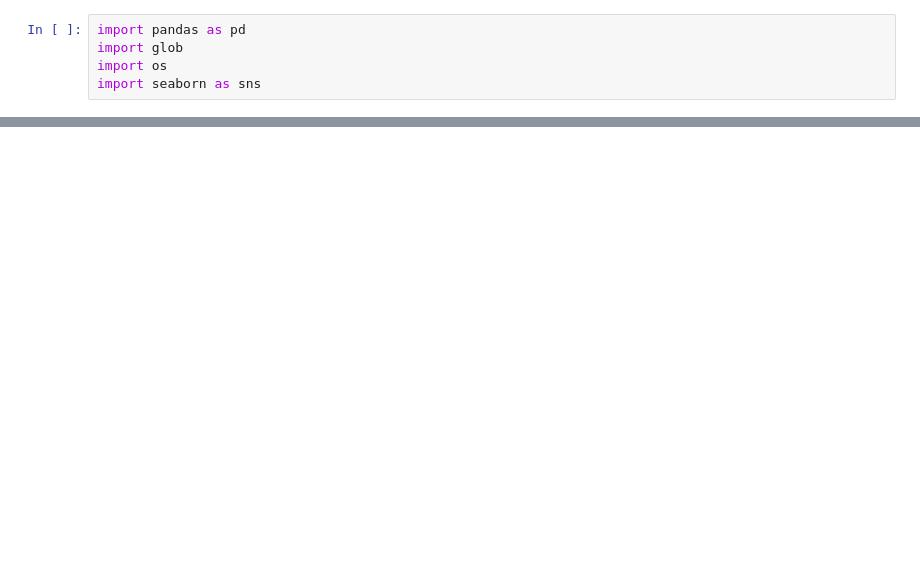
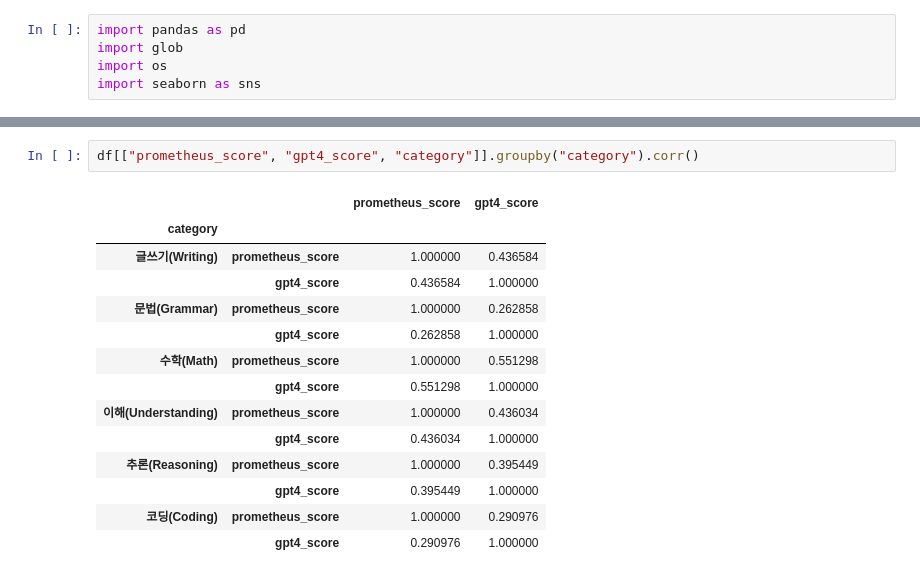
Before and after one commit to HeegyuKim/tuna, a Jupyter notebook: notebook/koprometheus.ipynb, the cells around one changed output, grey strips where cells are left out. Cells and saved outputs as stored; diff of their text form; blank space fills up the shorter version.

```diff
--- a/notebook/koprometheus.ipynb
+++ b/notebook/koprometheus.ipynb
@@ -44,0 +54,17 @@ sns.lmplot(data=dfs, x="prometheus_score", y="gpt4_score", hue="category")
+# %%
+df[["prometheus_score", "gpt4_score", "category"]].groupby("category").corr()
+# %% [output]
+|  |  | prometheus_score | gpt4_score |
+| category |  |  |  |
+| 글쓰기(Writing) | prometheus_score | 1.000000 | 0.436584 |
+|  | gpt4_score | 0.436584 | 1.000000 |
+| 문법(Grammar) | prometheus_score | 1.000000 | 0.262858 |
+|  | gpt4_score | 0.262858 | 1.000000 |
+| 수학(Math) | prometheus_score | 1.000000 | 0.551298 |
+|  | gpt4_score | 0.551298 | 1.000000 |
+| 이해(Understanding) | prometheus_score | 1.000000 | 0.436034 |
+|  | gpt4_score | 0.436034 | 1.000000 |
+| 추론(Reasoning) | prometheus_score | 1.000000 | 0.395449 |
+|  | gpt4_score | 0.395449 | 1.000000 |
+| 코딩(Coding) | prometheus_score | 1.000000 | 0.290976 |
+|  | gpt4_score | 0.290976 | 1.000000 |
```
Also changed, not shown: parts of 5 cells of this notebook, 37 other files.
